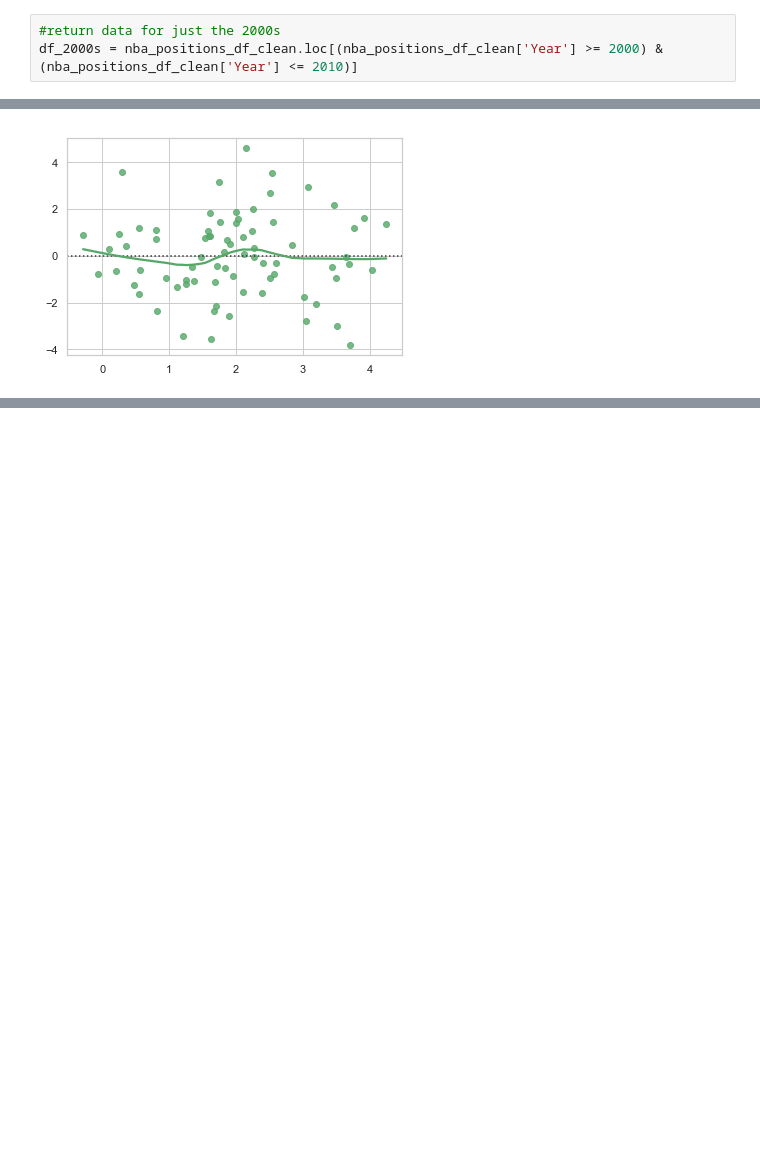
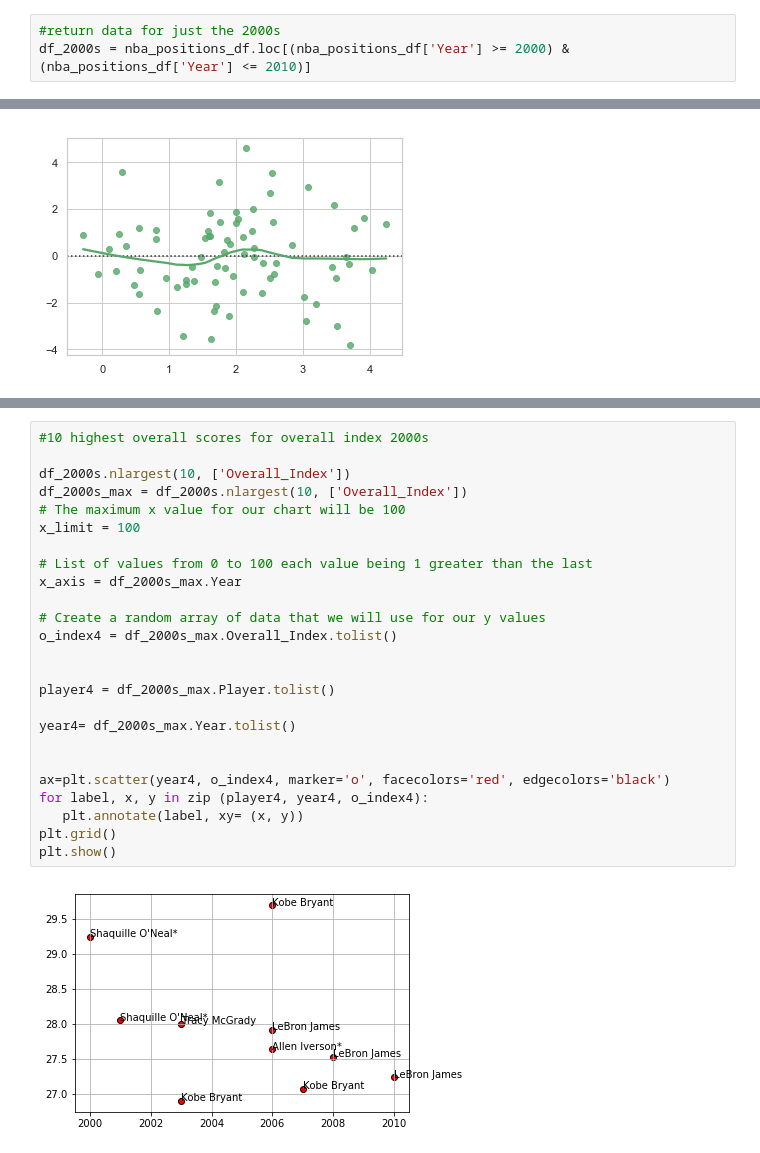
Before and after one commit to puglord88/Purple_Team_Project_1, a Jupyter notebook: NBA DATA CLEAN.ipynb, the cells around one changed output, grey strips where cells are left out. Cells and saved outputs as stored; diff of their text form; blank space fills up the shorter version.

```diff
--- a/NBA DATA CLEAN.ipynb
+++ b/NBA DATA CLEAN.ipynb
@@ -723,7 +694,7 @@ df_1990s.groupby(['Pos']).mean()
 | SG-SF | 1996.500000 | 54.333333 | 131.000000 | 18.000000 | 187.166667 | 51.500000 | 524.000000 | 175.500000 | 6.074088 | 1.378879 | ... |
 # %%
 #return data for just the 2000s
-df_2000s = nba_positions_df_clean.loc[(nba_positions_df_clean['Year'] >= 2000) & (nba_positions_df_clean['Year'] <= 2010)]
+df_2000s = nba_positions_df.loc[(nba_positions_df['Year'] >= 2000) & (nba_positions_df['Year'] <= 2010)]
 # %%
 #random sampling from the df_2000s
 #df_2000s['Player'].sample(n=1153, random_state=1)
@@ -1166,0 +1195,27 @@ sns.residplot(x, y, lowess=True, color="g")
+# %%
+#10 highest overall scores for overall index 2000s
+
+df_2000s.nlargest(10, ['Overall_Index'])
+df_2000s_max = df_2000s.nlargest(10, ['Overall_Index'])
+# The maximum x value for our chart will be 100
+x_limit = 100
+
+# List of values from 0 to 100 each value being 1 greater than the last
+x_axis = df_2000s_max.Year
+
+# Create a random array of data that we will use for our y values
+o_index4 = df_2000s_max.Overall_Index.tolist()
+
+
+player4 = df_2000s_max.Player.tolist()
+
+year4= df_2000s_max.Year.tolist()
+
+
+ax=plt.scatter(year4, o_index4, marker='o', facecolors='red', edgecolors='black')
+for label, x, y in zip (player4, year4, o_index4):
+   plt.annotate(label, xy= (x, y))
+plt.grid()
+plt.show()
+# %% [output]
+[figure, added]
```
Also changed, not shown: parts of 35 cells of this notebook.
